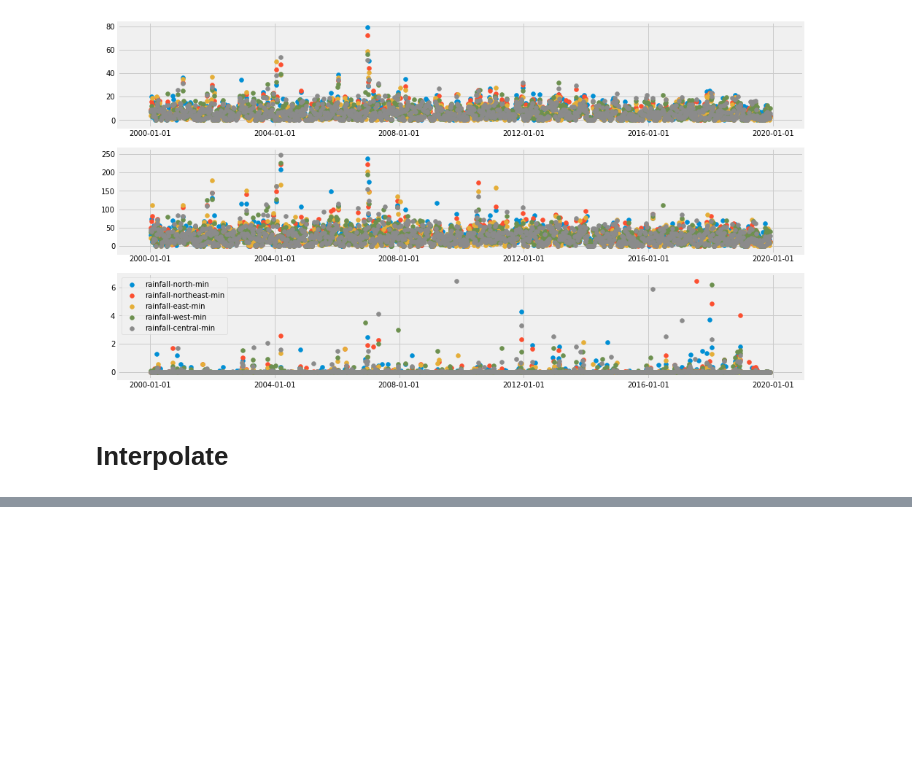
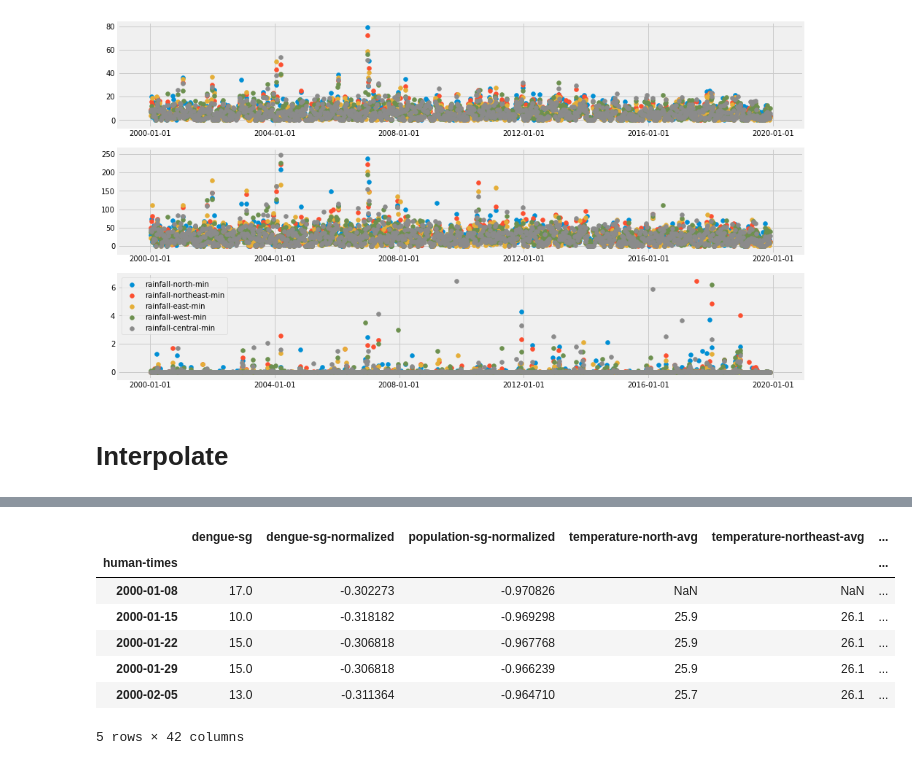
Before and after one commit to mammothb/personal, a Jupyter notebook: datathon/data-extraction/check_missing_data.ipynb, the cells around one changed output, grey strips where cells are left out. Drawn from its saved outputs; the diff is of its cells as text; code cells hidden in the pictures; blank space fills up the shorter version.

```diff
--- a/datathon/data-extraction/check_missing_data.ipynb
+++ b/datathon/data-extraction/check_missing_data.ipynb
@@ -423,3 +423,13 @@ sns.pairplot(input_df,
 # %%
 big_df.to_csv("multicoldata_extrapolated.csv")
 input_df.to_csv("input_data.csv")
+input_df.head()
+# %% [output]
+|  | dengue-sg | dengue-sg-normalized | population-sg-normalized | temperature-north-avg | temperature-northeast-avg | ... |
+| human-times |  |  |  |  |  | ... |
+| 2000-01-08 | 17.0 | -0.302273 | -0.970826 | NaN | NaN | ... |
+| 2000-01-15 | 10.0 | -0.318182 | -0.969298 | 25.9 | 26.1 | ... |
+| 2000-01-22 | 15.0 | -0.306818 | -0.967768 | 25.9 | 26.1 | ... |
+| 2000-01-29 | 15.0 | -0.306818 | -0.966239 | 25.9 | 26.1 | ... |
+| 2000-02-05 | 13.0 | -0.311364 | -0.964710 | 25.7 | 26.1 | ... |
+5 rows × 42 columns
```
Also changed, not shown: parts of 2 cells of this notebook, 6 other files.
